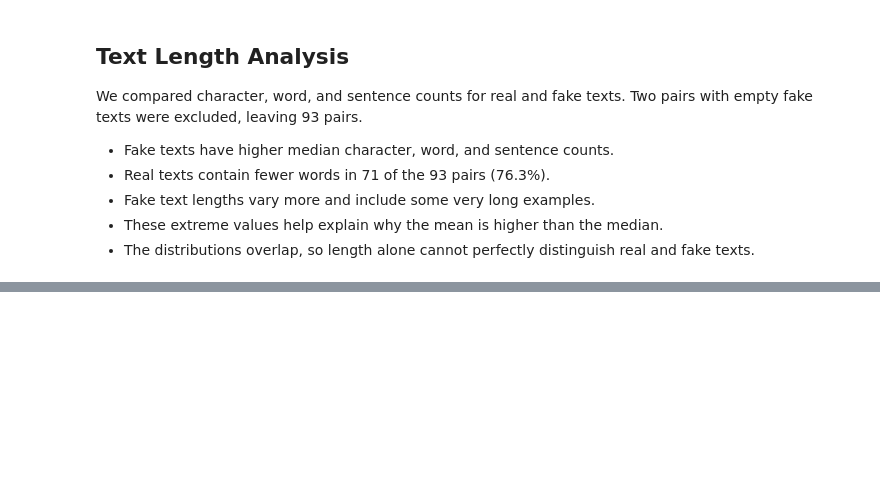
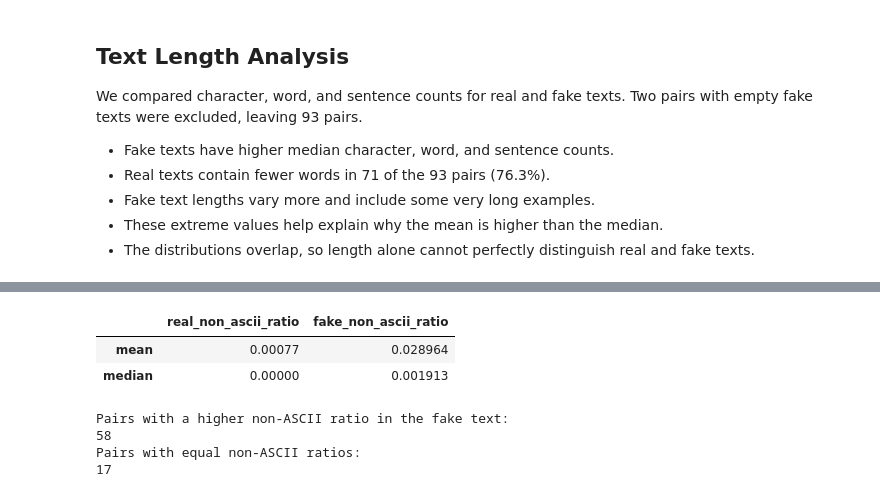
Before and after one commit to tosuun/GROUP66_CENG313, a Jupyter notebook: notebooks/assignment1_eda_baseline.ipynb, the cells around one changed output, grey strips where cells are left out. Saved outputs shown, nothing was run; the diff lists cells and outputs as text; code cells hidden in the pictures; blank space fills up the shorter version.

```diff
--- a/notebooks/assignment1_eda_baseline.ipynb
+++ b/notebooks/assignment1_eda_baseline.ipynb
@@ -208,0 +294,42 @@ We compared character, word, and sentence counts for real and fake texts. Two pa
+# %%
+def non_ascii_ratio(text):
+    if len(text) == 0:
+        return 0
+
+    non_ascii_count = 0
+
+    for character in text:
+        if not character.isascii():
+            non_ascii_count += 1
+
+    return non_ascii_count / len(text)
+
+
+texts_df["real_non_ascii_ratio"] = texts_df["real_text"].apply(non_ascii_ratio)
+texts_df["fake_non_ascii_ratio"] = texts_df["fake_text"].apply(non_ascii_ratio)
+
+display(
+    texts_df[["real_non_ascii_ratio", "fake_non_ascii_ratio"]]
+    .agg(["mean", "median"])
+)
+# %% [output]
+|  | real_non_ascii_ratio | fake_non_ascii_ratio |
+| mean | 0.00077 | 0.028964 |
+| median | 0.00000 | 0.001913 |
+# %%
+print("Pairs with a higher non-ASCII ratio in the fake text:")
+print(
+    (texts_df["fake_non_ascii_ratio"]
+     > texts_df["real_non_ascii_ratio"]).sum()
+)
+
+print("Pairs with equal non-ASCII ratios:")
+print(
+    (texts_df["fake_non_ascii_ratio"]
+     == texts_df["real_non_ascii_ratio"]).sum()
+)
+# %% [output]
+Pairs with a higher non-ASCII ratio in the fake text:
+58
+Pairs with equal non-ASCII ratios:
+17
```
Also changed, not shown: parts of 18 cells of this notebook.
